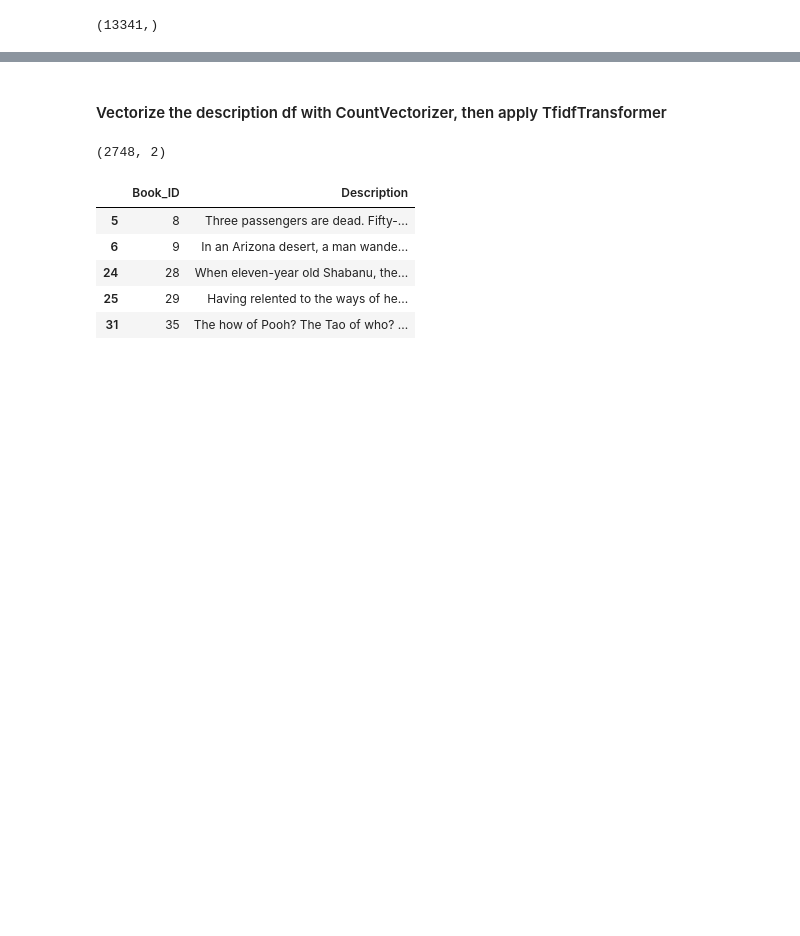
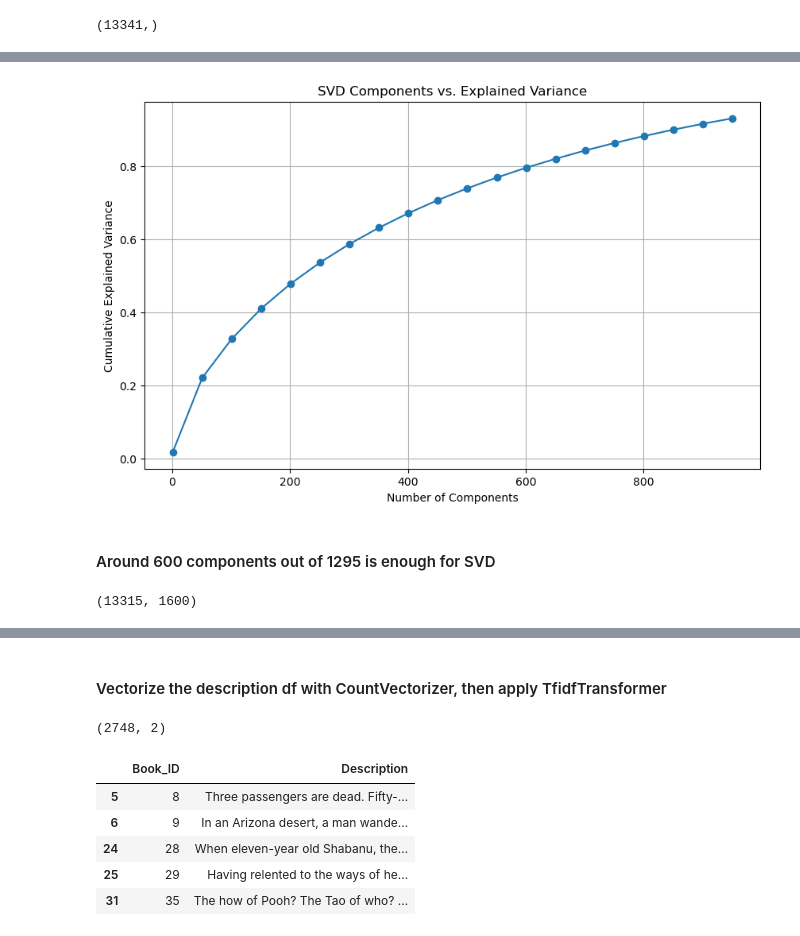
Before and after one commit to jpmartin22/Book-Recommender-System-Project-, a Jupyter notebook: book_crossing/Content-based.ipynb, the cells around one changed output, grey strips where cells are left out. Cells and saved outputs as stored; diff of their text form; code cells hidden in the pictures; blank space fills up the shorter version.

```diff
--- a/book_crossing/Content-based.ipynb
+++ b/book_crossing/Content-based.ipynb
@@ -120,0 +175,3 @@ book_category.shape
+# %%
+# only get use books with categories in them
+cat_matrix = filled_matrix.loc[:, filled_matrix.columns.isin(book_category_clean["Book_ID"])]
@@ -120,0 +183,19 @@ book_category.shape
+# %%
+explained_variances = []
+for n in range(1, 1000, 50):
+    svd = TruncatedSVD(n_components=n, random_state=42)
+    svd.fit(item_user_rating_cat)
+    explained_variances.append(np.sum(svd.explained_variance_ratio_))
+# %%
+# Plotting cumulative explained variance
+plt.figure(figsize=(10, 6))
+plt.plot(range(1, 1000,50), explained_variances, marker='o')
+plt.xlabel('Number of Components')
+plt.ylabel('Cumulative Explained Variance')
+plt.title('SVD Components vs. Explained Variance')
+plt.grid(True)
+plt.show()
+# %% [output]
+[figure, added]
+# %% [markdown]
+#### Around 600 components out of 1295 is enough for SVD
@@ -120,0 +213,4 @@ book_category.shape
+# %%
+item_user_cat.shape
+# %% [output]
+(13315, 1600)
```
Also changed, not shown: parts of 27 cells of this notebook.
